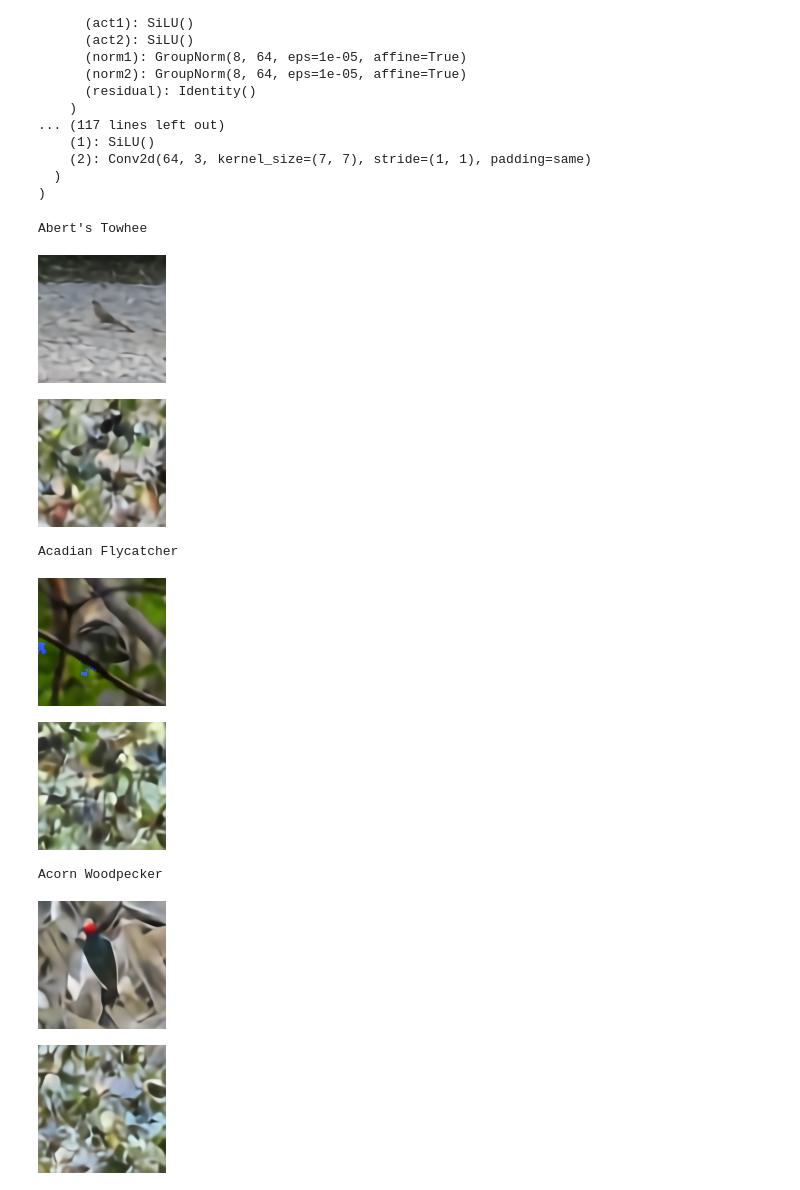
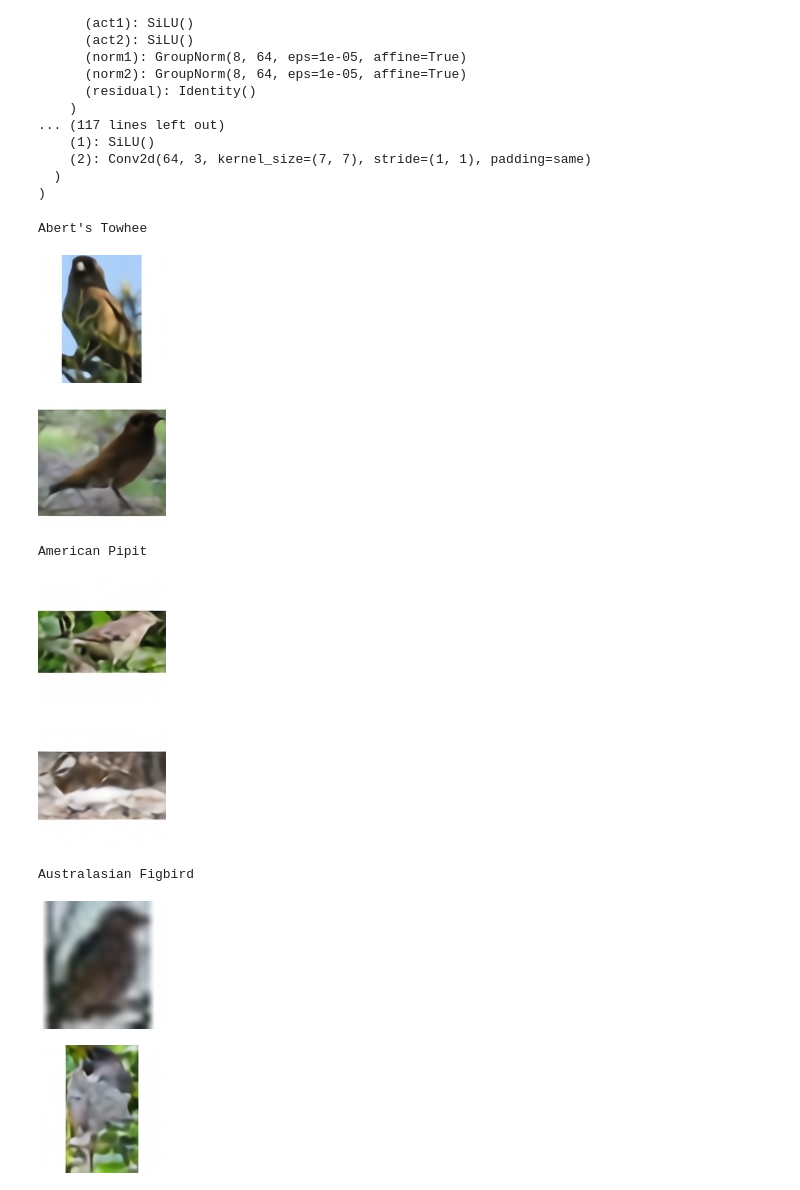
Before and after one commit to rmdluo/Bidirectional-Bird-Call-Bird-Image-Generator, a Jupyter notebook: scripts/test_photo_diffusion.ipynb, the cells around one changed output. Saved outputs shown, nothing was run; the diff lists cells and outputs as text; code cells hidden in the pictures.

Commit message:
update the training scripts for new diffusion model

```diff
--- a/scripts/test_photo_diffusion.ipynb
+++ b/scripts/test_photo_diffusion.ipynb
@@ -16,17 +16,17 @@ AUDIO_VAE_CHECKPOINT_PATH = (
     "../models/audio_vae/1784428657621265322/photo_vae_final.tar"
 )
 PHOTO_VAE_CHECKPOINT_PATH = (
-    "../models/photo_vae/1784428654983751466/photo_vae_final.tar"
+    "../models/photo_vae/1784935571103765988/photo_vae_final.tar"
 )
-PHOTO_DIFFUSION_CHECKPOINT_PATH = "../models/conditional_photo_diffusion/1784866012799505633/conditional_photo_diffusion_final.tar"
+PHOTO_DIFFUSION_CHECKPOINT_PATH = "../models/conditional_photo_diffusion/1785017154428049849/conditional_photo_diffusion_final.tar"
 
-diffusion_checkpoint = torch.load(PHOTO_DIFFUSION_CHECKPOINT_PATH, weights_only=False)
-vae_checkpoint = torch.load(PHOTO_VAE_CHECKPOINT_PATH, weights_only=False)
+diffusion_checkpoint = torch.load(PHOTO_DIFFUSION_CHECKPOINT_PATH, weights_only=False, map_location="cpu")
+vae_checkpoint = torch.load(PHOTO_VAE_CHECKPOINT_PATH, weights_only=False, map_location="cpu")
 
 diffusion_parameters = diffusion_checkpoint['model_parameters']
 vae_parameters = vae_checkpoint['model_parameters']
 train_parameters = diffusion_checkpoint['train_parameters']
-train_parameters.device = "cuda:0"
+train_parameters.device = "cuda:1"
 # %%
 train_dataset = BirdCallPhotoLatentMix(
     AUDIO_DATASET_PATH,
@@ -35,7 +35,7 @@ train_dataset = BirdCallPhotoLatentMix(
     PHOTO_VAE_CHECKPOINT_PATH,
     split="train",
     audio_first=False,
-    num_pairs_per_species=500,
+    num_pairs_per_species=50,
 )
 val_dataset = BirdCallPhotoLatentMix(
     AUDIO_DATASET_PATH,
@@ -44,7 +44,7 @@ val_dataset = BirdCallPhotoLatentMix(
     PHOTO_VAE_CHECKPOINT_PATH,
     split="val",
     audio_first=False,
-    num_pairs_per_species=500,
+    num_pairs_per_species=50,
 )
 # %%
 diffusion = Diffusion(diffusion_parameters)
@@ -93,59 +93,59 @@ VAE(
   )
 )
 # %%
-latent_1, latent_2, species = train_dataset[0]
+latent_1, latent_2, species = val_dataset[0]
 latent_1 = latent_1.to(train_parameters.device)
 latent_2 = latent_2.to(train_parameters.device)
 
-samples = diffusion.sample(diffusion, latent_2.unsqueeze(0), dif_steps=1000, device=train_parameters.device)
+samples = diffusion.sample(latent_2.unsqueeze(0), dif_steps=50, device=train_parameters.device)
 
 print(species)
 
 with torch.no_grad():
     photo_example_of_original = vae.decode(latent_1.unsqueeze(0).to(train_parameters.device))
-    photo_generated = vae.decode(samples[0].to(train_parameters.device))
+    photo_generated = vae.decode(samples[-1].to(train_parameters.device))
 
-display(to_pil_image((photo_example_of_original[0] * 255).to(torch.uint8)))
-display(to_pil_image((photo_generated[0] * 255).to(torch.uint8)))
+display(to_pil_image((photo_example_of_original[0]).clamp(0, 1)))
+display(to_pil_image((photo_generated[0]).clamp(0, 1)))
 # %% [output]
 Abert's Towhee
-[figure, old version]
+[figure, new version]
-[figure, old version]
+[figure, new version]
 # %%
-latent_1, latent_2, species = train_dataset[100]
+latent_1, latent_2, species = val_dataset[100]
 latent_1 = latent_1.to(train_parameters.device)
 latent_2 = latent_2.to(train_parameters.device)
 
-samples = diffusion.sample(diffusion, latent_2.unsqueeze(0), device=train_parameters.device)
+samples = diffusion.sample(latent_2.unsqueeze(0), device=train_parameters.device)
 
 print(species)
 
 with torch.no_grad():
     photo_example_of_original = vae.decode(latent_1.unsqueeze(0).to(train_parameters.device))
-    photo_generated = vae.decode(samples[0].to(train_parameters.device))
+    photo_generated = vae.decode(samples[-1].to(train_parameters.device))
 
-display(to_pil_image((photo_example_of_original[0] * 255).to(torch.uint8)))
-display(to_pil_image((photo_generated[0] * 255).to(torch.uint8)))
+display(to_pil_image((photo_example_of_original[0]).clamp(0, 1)))
+display(to_pil_image((photo_generated[0]).clamp(0, 1)))
 # %% [output]
-Acadian Flycatcher
+American Pipit
-[figure, old version]
+[figure, new version]
-[figure, old version]
+[figure, new version]
 # %%
-latent_1, latent_2, species = train_dataset[200]
+latent_1, latent_2, species = val_dataset[200]
 latent_1 = latent_1.to(train_parameters.device)
 latent_2 = latent_2.to(train_parameters.device)
 
-samples = diffusion.sample(diffusion, latent_2.unsqueeze(0), device=train_parameters.device)
+samples = diffusion.sample(latent_2.unsqueeze(0), device=train_parameters.device)
 
 print(species)
 
 with torch.no_grad():
     photo_example_of_original = vae.decode(latent_1.unsqueeze(0).to(train_parameters.device))
-    photo_generated = vae.decode(samples[0].to(train_parameters.device))
+    photo_generated = vae.decode(samples[-1].to(train_parameters.device))
 
-display(to_pil_image((photo_example_of_original[0] * 255).to(torch.uint8)))
-display(to_pil_image((photo_generated[0] * 255).to(torch.uint8)))
+display(to_pil_image((photo_example_of_original[0]).clamp(0, 1)))
+display(to_pil_image((photo_generated[0]).clamp(0, 1)))
 # %% [output]
-Acorn Woodpecker
+Australasian Figbird
-[figure, old version]
+[figure, new version]
-[figure, old version]
+[figure, new version]
```
Also changed, not shown: parts of 5 cells of this notebook, 9 other files.
